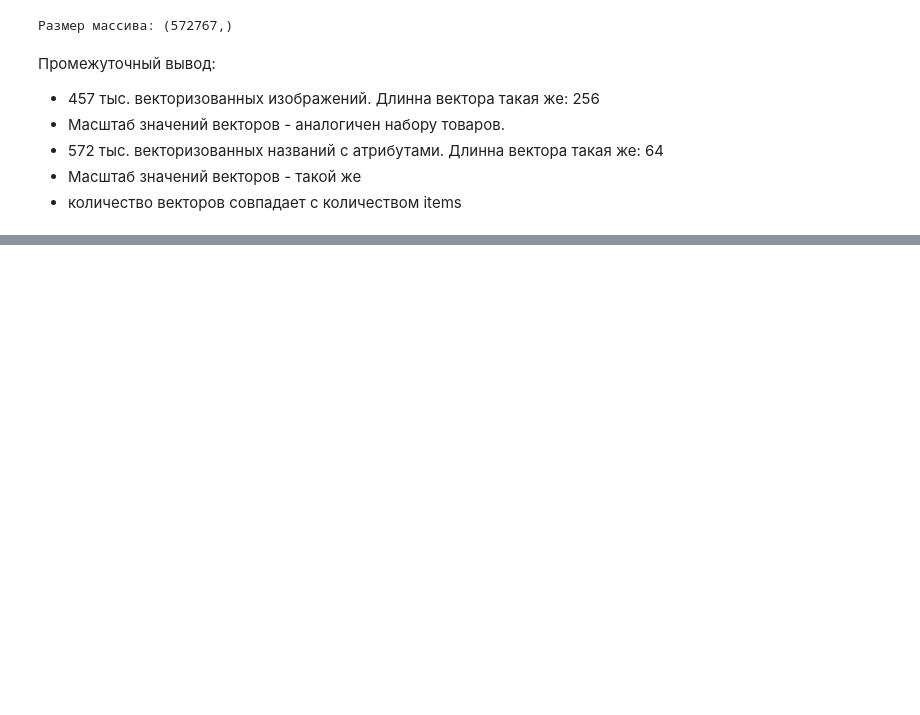
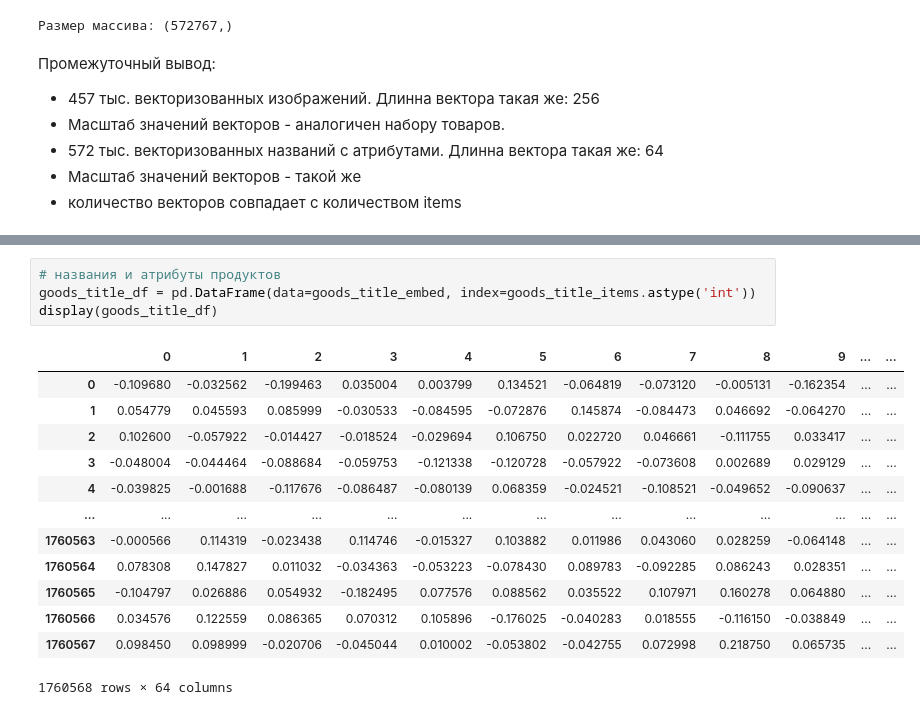
Before and after one commit to Danspers/Samokat.tech-Matching, a Jupyter notebook: Samokat.tech-Matching.ipynb, the cells around one changed output, grey strips where cells are left out. Drawn from its saved outputs; the diff is of its cells as text; blank space fills up the shorter version.

```diff
--- a/Samokat.tech-Matching.ipynb
+++ b/Samokat.tech-Matching.ipynb
@@ -577,0 +637,18 @@ ___
+# %%
+# названия и атрибуты продуктов
+goods_title_df = pd.DataFrame(data=goods_title_embed, index=goods_title_items.astype('int'))
+display(goods_title_df)
+# %% [output]
+|  | 0 | 1 | 2 | 3 | 4 | 5 | 6 | 7 | 8 | 9 | ... | ... |
+| 0 | -0.109680 | -0.032562 | -0.199463 | 0.035004 | 0.003799 | 0.134521 | -0.064819 | -0.073120 | -0.005131 | -0.162354 | ... | ... |
+| 1 | 0.054779 | 0.045593 | 0.085999 | -0.030533 | -0.084595 | -0.072876 | 0.145874 | -0.084473 | 0.046692 | -0.064270 | ... | ... |
+| 2 | 0.102600 | -0.057922 | -0.014427 | -0.018524 | -0.029694 | 0.106750 | 0.022720 | 0.046661 | -0.111755 | 0.033417 | ... | ... |
+| 3 | -0.048004 | -0.044464 | -0.088684 | -0.059753 | -0.121338 | -0.120728 | -0.057922 | -0.073608 | 0.002689 | 0.029129 | ... | ... |
+| 4 | -0.039825 | -0.001688 | -0.117676 | -0.086487 | -0.080139 | 0.068359 | -0.024521 | -0.108521 | -0.049652 | -0.090637 | ... | ... |
+| ... | ... | ... | ... | ... | ... | ... | ... | ... | ... | ... | ... | ... |
+| 1760563 | -0.000566 | 0.114319 | -0.023438 | 0.114746 | -0.015327 | 0.103882 | 0.011986 | 0.043060 | 0.028259 | -0.064148 | ... | ... |
+| 1760564 | 0.078308 | 0.147827 | 0.011032 | -0.034363 | -0.053223 | -0.078430 | 0.089783 | -0.092285 | 0.086243 | 0.028351 | ... | ... |
+| 1760565 | -0.104797 | 0.026886 | 0.054932 | -0.182495 | 0.077576 | 0.088562 | 0.035522 | 0.107971 | 0.160278 | 0.064880 | ... | ... |
+| 1760566 | 0.034576 | 0.122559 | 0.086365 | 0.070312 | 0.105896 | -0.176025 | -0.040283 | 0.018555 | -0.116150 | -0.038849 | ... | ... |
+| 1760567 | 0.098450 | 0.098999 | -0.020706 | -0.045044 | 0.010002 | -0.053802 | -0.042755 | 0.072998 | 0.218750 | 0.065735 | ... | ... |
+1760568 rows × 64 columns
```
Also changed, not shown: parts of 20 cells of this notebook.
